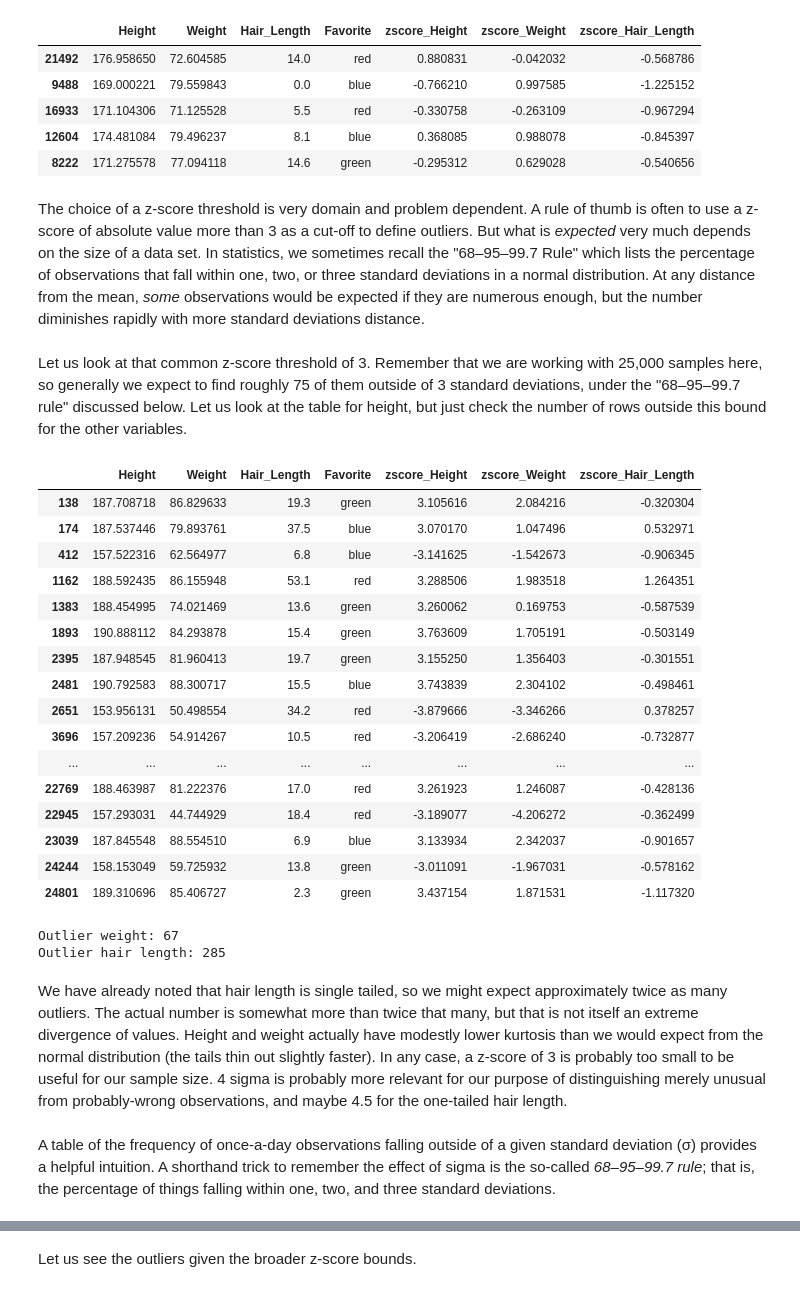
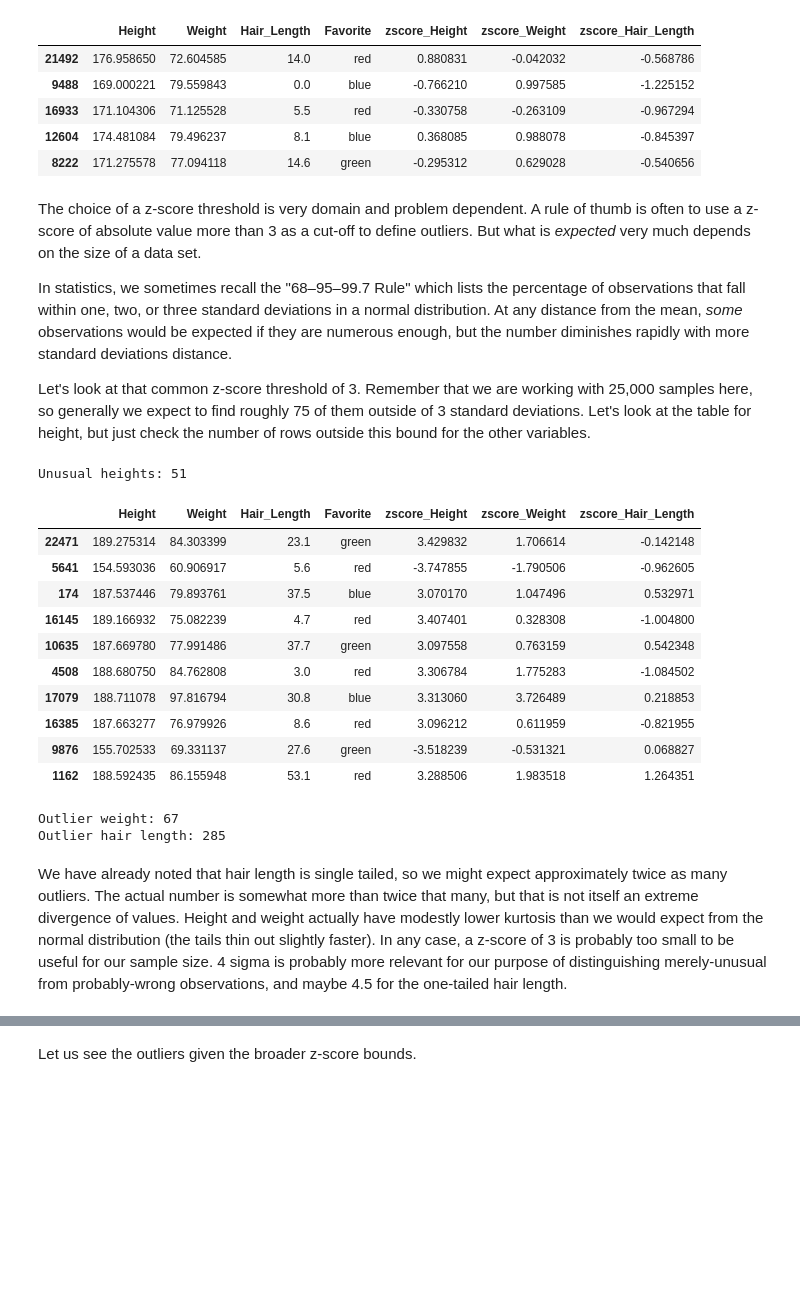
Before and after one commit to DavidMertz/CleaningDataVideo, a Jupyter notebook: Anomaly_Detection.ipynb, the cells around one changed output, grey strips where cells are left out. Saved outputs shown, nothing was run; the diff lists cells and outputs as text; code cells hidden in the pictures; blank space fills up the shorter version.

```diff
--- a/Anomaly_Detection.ipynb
+++ b/Anomaly_Detection.ipynb
@@ -584,29 +618,28 @@ humans4.sample(5, random_state=1)
 | 12604 | 174.481084 | 79.496237 | 8.1 | blue | 0.368085 | 0.988078 | -0.845397 |
 | 8222 | 171.275578 | 77.094118 | 14.6 | green | -0.295312 | 0.629028 | -0.540656 |
 # %% [markdown]
-The choice of a z-score threshold is very domain and problem dependent.  A rule of thumb is often to use a z-score of absolute value more than 3 as a cut-off to define outliers.  But what is *expected* very much depends on the size of a data set.  In statistics, we sometimes recall the "68–95–99.7 Rule" which lists the percentage of observations that fall within one, two, or three standard deviations in a normal distribution.  At any distance from the mean, *some* observations would be expected if they are numerous enough, but the number diminishes rapidly with more standard deviations distance.
+The choice of a z-score threshold is very domain and problem dependent.  A rule of thumb is often to use a z-score of absolute value more than 3 as a cut-off to define outliers.  But what is *expected* very much depends on the size of a data set.
+
+In statistics, we sometimes recall the "68–95–99.7 Rule" which lists the percentage of observations that fall within one, two, or three standard deviations in a normal distribution.  At any distance from the mean, *some* observations would be expected if they are numerous enough, but the number diminishes rapidly with more standard deviations distance.
+
+Let's look at that common z-score threshold of 3.  Remember that we are working with 25,000 samples here, so generally we expect to find roughly 75 of them outside of 3 standard deviations. Let's look at the table for height, but just check the number of rows outside this bound for the other variables.
-# %% [markdown]
-Let us look at that common z-score threshold of 3.  Remember that we are working with 25,000 samples here, so generally we expect to find roughly 75 of them outside of 3 standard deviations, under the "68–95–99.7 rule" discussed below.  Let us look at the table for height, but just check the number of rows outside this bound for the other variables.
-# %%
-humans4[humans4.zscore_Height.abs() > 3]
-# %% [output]
-|  | Height | Weight | Hair_Length | Favorite | zscore_Height | zscore_Weight | zscore_Hair_Length |
-| 138 | 187.708718 | 86.829633 | 19.3 | green | 3.105616 | 2.084216 | -0.320304 |
-| 174 | 187.537446 | 79.893761 | 37.5 | blue | 3.070170 | 1.047496 | 0.532971 |
-| 412 | 157.522316 | 62.564977 | 6.8 | blue | -3.141625 | -1.542673 | -0.906345 |
-| 1162 | 188.592435 | 86.155948 | 53.1 | red | 3.288506 | 1.983518 | 1.264351 |
-| 1383 | 188.454995 | 74.021469 | 13.6 | green | 3.260062 | 0.169753 | -0.587539 |
-| 1893 | 190.888112 | 84.293878 | 15.4 | green | 3.763609 | 1.705191 | -0.503149 |
-| 2395 | 187.948545 | 81.960413 | 19.7 | green | 3.155250 | 1.356403 | -0.301551 |
-| 2481 | 190.792583 | 88.300717 | 15.5 | blue | 3.743839 | 2.304102 | -0.498461 |
-| 2651 | 153.956131 | 50.498554 | 34.2 | red | -3.879666 | -3.346266 | 0.378257 |
-| 3696 | 157.209236 | 54.914267 | 10.5 | red | -3.206419 | -2.686240 | -0.732877 |
-| ... | ... | ... | ... | ... | ... | ... | ... |
-| 22769 | 188.463987 | 81.222376 | 17.0 | red | 3.261923 | 1.246087 | -0.428136 |
-| 22945 | 157.293031 | 44.744929 | 18.4 | red | -3.189077 | -4.206272 | -0.362499 |
-| 23039 | 187.845548 | 88.554510 | 6.9 | blue | 3.133934 | 2.342037 | -0.901657 |
-| 24244 | 158.153049 | 59.725932 | 13.8 | green | -3.011091 | -1.967031 | -0.578162 |
-| 24801 | 189.310696 | 85.406727 | 2.3 | green | 3.437154 | 1.871531 | -1.117320 |
+# %%
+print("Unusual heights:",
+      len(humans4[humans4.zscore_Height.abs() > 3]))
+humans4[humans4.zscore_Height.abs() > 3].sample(10)
+# %% [output]
+Unusual heights: 51
+|  | Height | Weight | Hair_Length | Favorite | zscore_Height | zscore_Weight | zscore_Hair_Length |
+| 22471 | 189.275314 | 84.303399 | 23.1 | green | 3.429832 | 1.706614 | -0.142148 |
+| 5641 | 154.593036 | 60.906917 | 5.6 | red | -3.747855 | -1.790506 | -0.962605 |
+| 174 | 187.537446 | 79.893761 | 37.5 | blue | 3.070170 | 1.047496 | 0.532971 |
+| 16145 | 189.166932 | 75.082239 | 4.7 | red | 3.407401 | 0.328308 | -1.004800 |
+| 10635 | 187.669780 | 77.991486 | 37.7 | green | 3.097558 | 0.763159 | 0.542348 |
+| 4508 | 188.680750 | 84.762808 | 3.0 | red | 3.306784 | 1.775283 | -1.084502 |
+| 17079 | 188.711078 | 97.816794 | 30.8 | blue | 3.313060 | 3.726489 | 0.218853 |
+| 16385 | 187.663277 | 76.979926 | 8.6 | red | 3.096212 | 0.611959 | -0.821955 |
+| 9876 | 155.702533 | 69.331137 | 27.6 | green | -3.518239 | -0.531321 | 0.068827 |
+| 1162 | 188.592435 | 86.155948 | 53.1 | red | 3.288506 | 1.983518 | 1.264351 |
 # %%
 print("Outlier weight:", (humans4.zscore_Weight.abs() > 3).sum())
 print("Outlier hair length:", (humans4.zscore_Hair_Length.abs() > 3).sum())
@@ -614,7 +647,5 @@ print("Outlier hair length:", (humans4.zscore_Hair_Length.abs() > 3).sum())
 Outlier weight: 67
 Outlier hair length: 285
 # %% [markdown]
-We have already noted that hair length is single tailed, so we might expect approximately twice as many outliers.  The actual number is somewhat more than twice that many, but that is not itself an extreme divergence of values.  Height and weight actually have modestly lower kurtosis than we would expect from the normal distribution (the tails thin out slightly faster).  In any case, a z-score of 3 is probably too small to be useful for our sample size.  4 sigma is probably more relevant for our purpose of distinguishing merely unusual from probably-wrong observations, and maybe 4.5 for the one-tailed hair length.
+We have already noted that hair length is single tailed, so we might expect approximately twice as many outliers.  The actual number is somewhat more than twice that many, but that is not itself an extreme divergence of values.  Height and weight actually have modestly lower kurtosis than we would expect from the normal distribution (the tails thin out slightly faster).  In any case, a z-score of 3 is probably too small to be useful for our sample size.  4 sigma is probably more relevant for our purpose of distinguishing merely-unusual from probably-wrong observations, and maybe 4.5 for the one-tailed hair length.
-# %% [markdown]
-A table of the frequency of once-a-day observations falling outside of a given standard deviation (σ) provides a helpful intuition.  A shorthand trick to remember the effect of sigma is the so-called *68–95–99.7 rule*; that is, the percentage of things falling within one, two, and three standard deviations.
 # %% [markdown]
```
Also changed, not shown: parts of 96 cells of this notebook, 37 other files.
